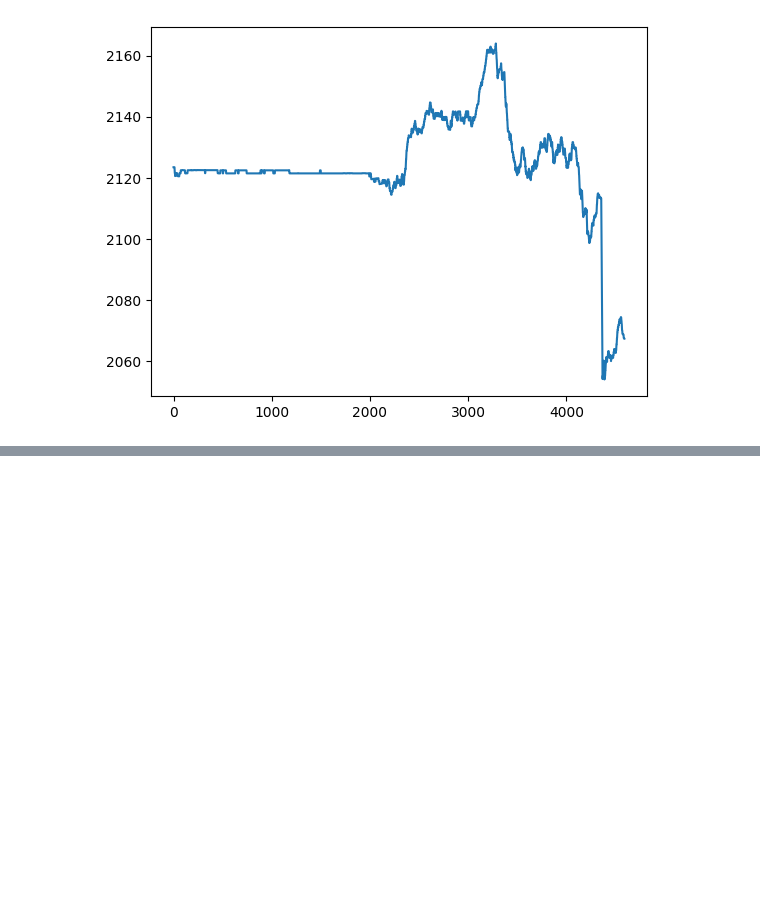
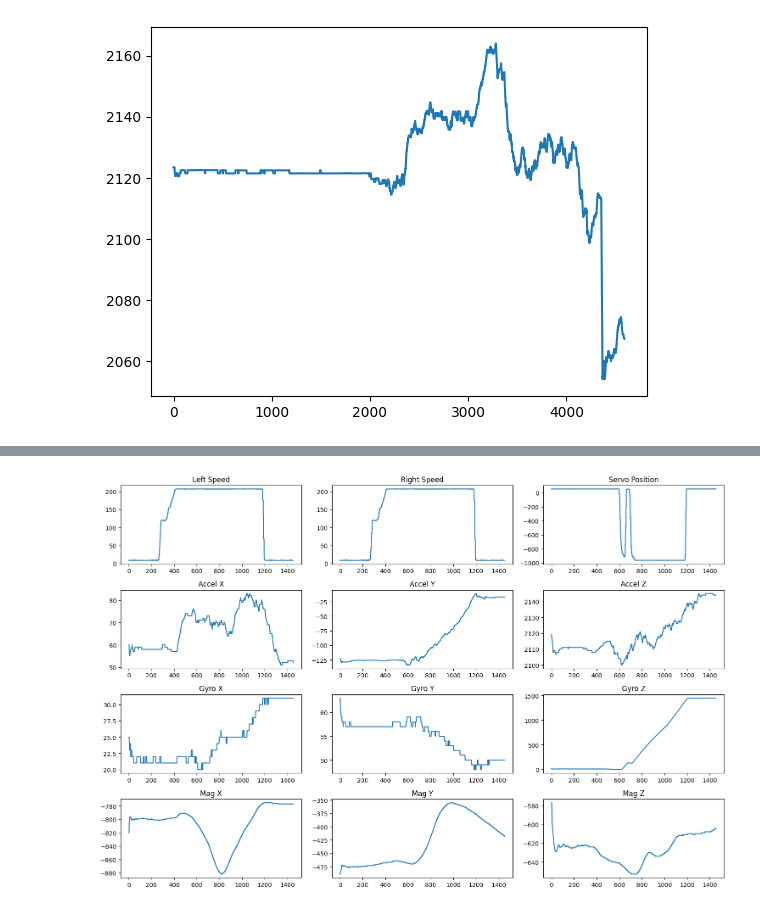
Before and after one commit to gaitovrat/bachelor, a Jupyter notebook: Notebooks/Sensors.ipynb, the cells around one changed output, grey strips where cells are left out. Cells and saved outputs as stored; diff of their text form; code cells hidden in the pictures; blank space fills up the shorter version.

```diff
--- a/Notebooks/Sensors.ipynb
+++ b/Notebooks/Sensors.ipynb
@@ -175,0 +190,5 @@ auto_filtered.plot_accels()
+# %%
+turn_left = DataPlotter('TurnLeftFiltered.json')
+turn_left.plot_all()
+# %% [output]
+[figure, added]
```
Also changed, not shown: parts of 17 cells of this notebook, 18 other files.
